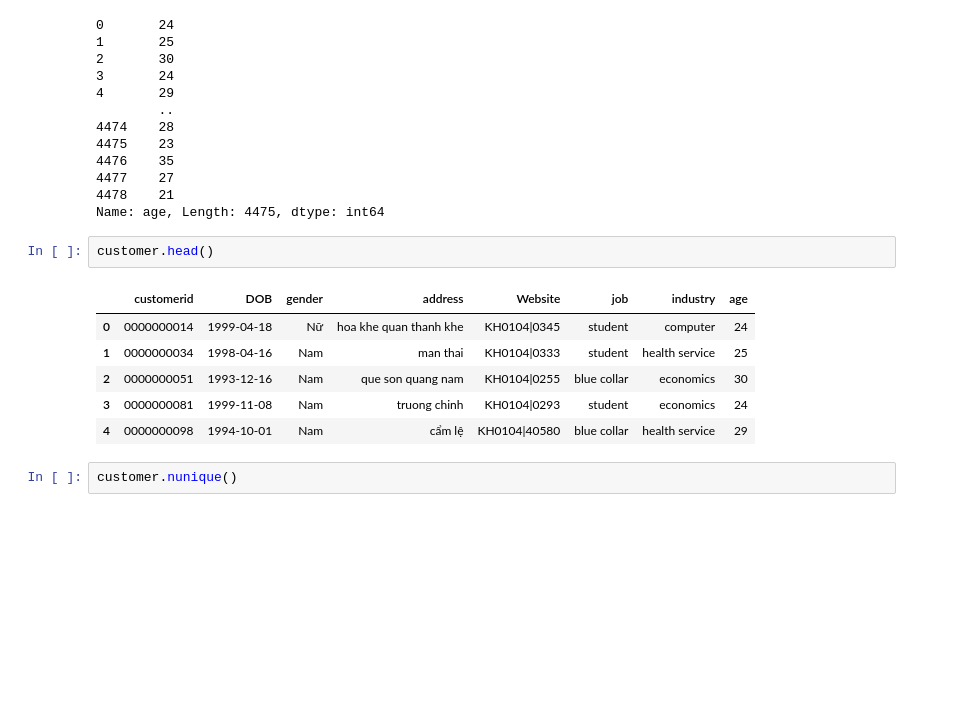
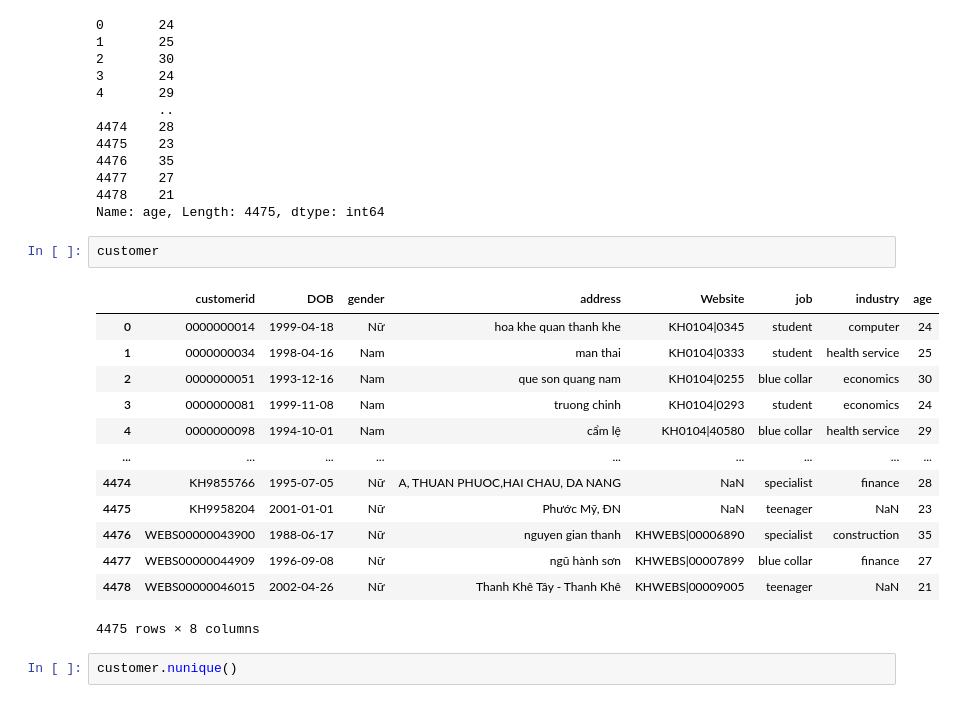
Before and after one commit to MinhDucNguyen9705/data_storytelling, a Jupyter notebook: customer_clean.ipynb, the cells around one changed output. Saved outputs shown, nothing was run; the diff lists cells and outputs as text; blank space fills up the shorter version.

```diff
--- a/customer_clean.ipynb
+++ b/customer_clean.ipynb
@@ -72,14 +72,21 @@ customer['age']
 4478    21
 Name: age, Length: 4475, dtype: int64
 # %%
-customer.head()
+customer
 # %% [output]
 |  | customerid | DOB | gender | address | Website | job | industry | age |
 | 0 | 0000000014 | 1999-04-18 | Nữ | hoa khe quan thanh khe | KH0104|0345 | student | computer | 24 |
 | 1 | 0000000034 | 1998-04-16 | Nam | man thai | KH0104|0333 | student | health service | 25 |
 | 2 | 0000000051 | 1993-12-16 | Nam | que son quang nam | KH0104|0255 | blue collar | economics | 30 |
 | 3 | 0000000081 | 1999-11-08 | Nam | truong chinh | KH0104|0293 | student | economics | 24 |
 | 4 | 0000000098 | 1994-10-01 | Nam | cẩm lệ | KH0104|40580 | blue collar | health service | 29 |
+| ... | ... | ... | ... | ... | ... | ... | ... | ... |
+| 4474 | KH9855766 | 1995-07-05 | Nữ | A, THUAN PHUOC,HAI CHAU, DA NANG | NaN | specialist | finance | 28 |
+| 4475 | KH9958204 | 2001-01-01 | Nữ | Phước Mỹ, ĐN | NaN | teenager | NaN | 23 |
+| 4476 | WEBS00000043900 | 1988-06-17 | Nữ | nguyen gian thanh | KHWEBS|00006890 | specialist | construction | 35 |
+| 4477 | WEBS00000044909 | 1996-09-08 | Nữ | ngũ hành sơn | KHWEBS|00007899 | blue collar | finance | 27 |
+| 4478 | WEBS00000046015 | 2002-04-26 | Nữ | Thanh Khê Tây - Thanh Khê | KHWEBS|00009005 | teenager | NaN | 21 |
+4475 rows × 8 columns
 # %%
 customer.nunique()
 # %% [output]
```
Also changed, not shown: parts of 13 cells of this notebook.
